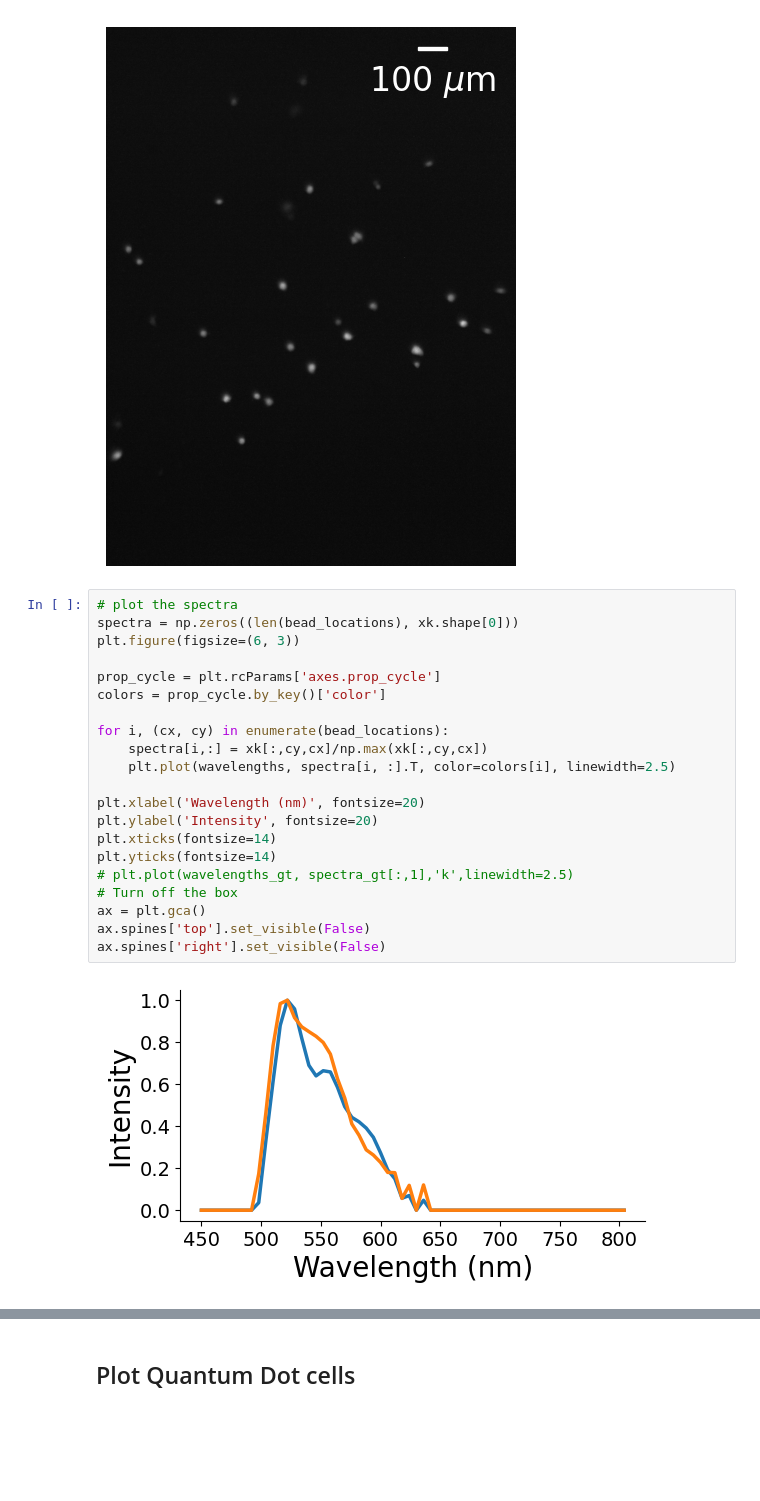
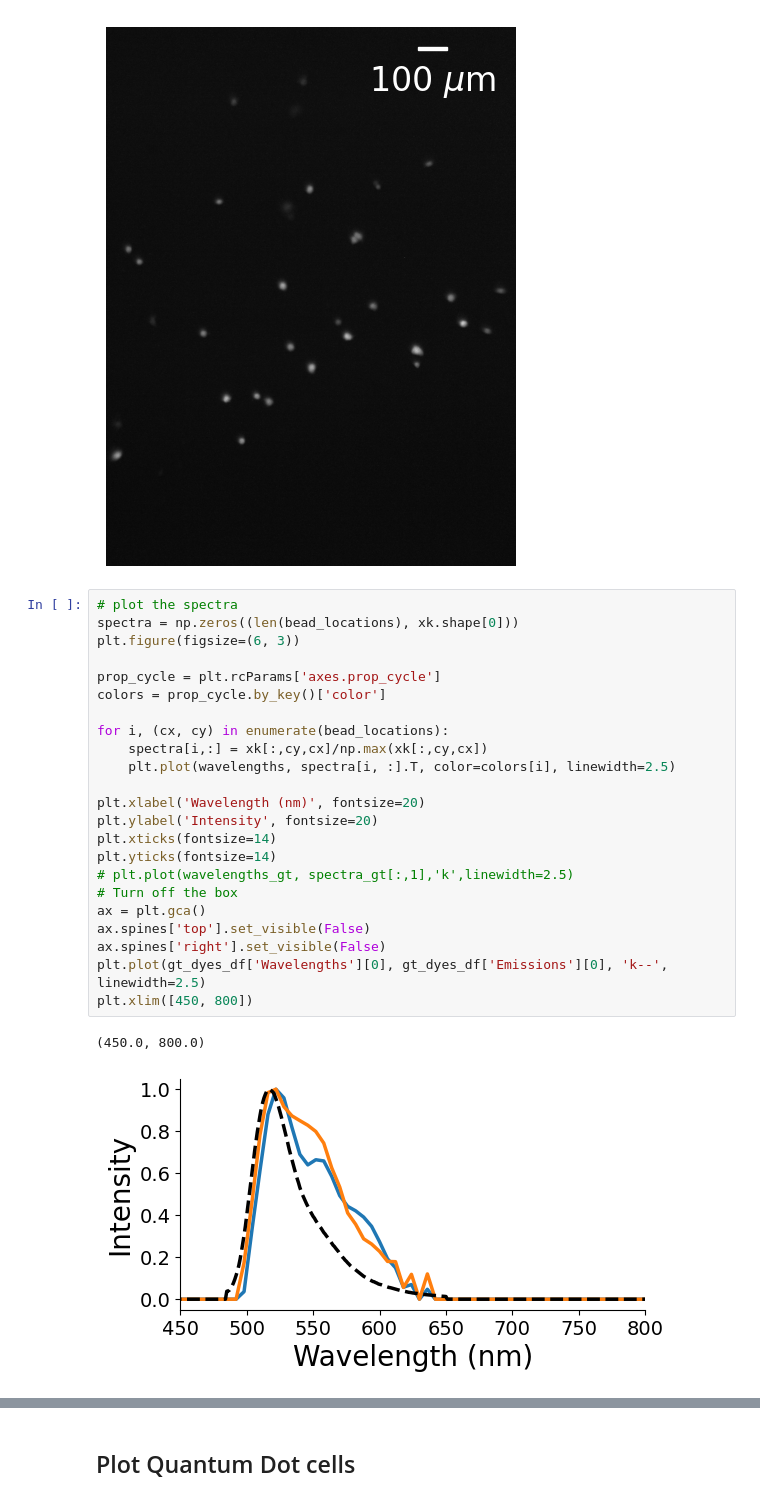
Before and after one commit to neerja/spectraldiffuserscope, a Jupyter notebook: JaxCode/Figure_Notebooks/fig_fixedcells.ipynb, the cells around one changed output, grey strips where cells are left out. Drawn from its saved outputs; the diff is of its cells as text; blank space fills up the shorter version.

```diff
--- a/JaxCode/Figure_Notebooks/fig_fixedcells.ipynb
+++ b/JaxCode/Figure_Notebooks/fig_fixedcells.ipynb
@@ -173,23 +178,26 @@ ax.add_artist(scalebar)
 # %%
 # plot the spectra
 spectra = np.zeros((len(bead_locations), xk.shape[0]))
 plt.figure(figsize=(6, 3))
 
 prop_cycle = plt.rcParams['axes.prop_cycle']
 colors = prop_cycle.by_key()['color']
 
 for i, (cx, cy) in enumerate(bead_locations):
     spectra[i,:] = xk[:,cy,cx]/np.max(xk[:,cy,cx])
     plt.plot(wavelengths, spectra[i, :].T, color=colors[i], linewidth=2.5)
 
 plt.xlabel('Wavelength (nm)', fontsize=20)
 plt.ylabel('Intensity', fontsize=20)
 plt.xticks(fontsize=14)
 plt.yticks(fontsize=14)
 # plt.plot(wavelengths_gt, spectra_gt[:,1],'k',linewidth=2.5)
 # Turn off the box
 ax = plt.gca()
 ax.spines['top'].set_visible(False)
 ax.spines['right'].set_visible(False)
+plt.plot(gt_dyes_df['Wavelengths'][0], gt_dyes_df['Emissions'][0], 'k--', linewidth=2.5)
+plt.xlim([450, 800])
 # %% [output]
+(450.0, 800.0)
-[figure, old version]
+[figure, new version]
```
Also changed, not shown: parts of 10 cells of this notebook, 4 other files.
